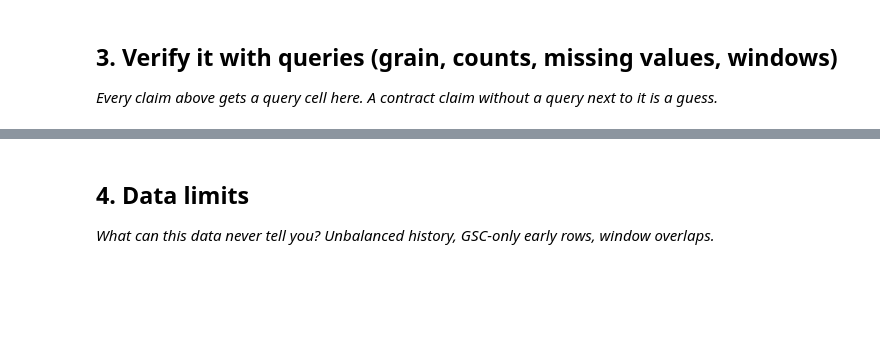
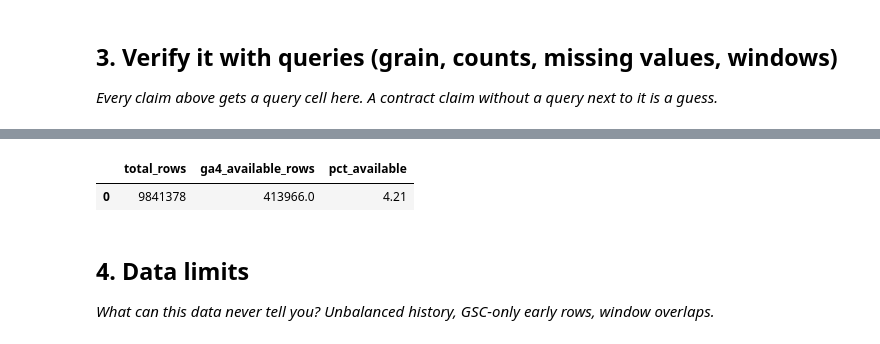
Before and after one commit to M-Sheheryar-khan/FlyRank-ML-Internship-Starter-Repo, a Jupyter notebook: work/notebooks/w03_data_contract.ipynb, the cells around one changed output, grey strips where cells are left out. Cells and saved outputs as stored; diff of their text form; code cells hidden in the pictures; blank space fills up the shorter version.

```diff
--- a/work/notebooks/w03_data_contract.ipynb
+++ b/work/notebooks/w03_data_contract.ipynb
@@ -46,3 +119,13 @@ Columns: ['content_id', 'impressions_90d', 'clicks_90d', 'sessions_90d', 'conten
+# %%
+con.sql(f"""
+    SELECT COUNT(*) AS total_rows,
+           SUM(CASE WHEN ga4_data_available IS TRUE THEN 1 ELSE 0 END) AS ga4_available_rows,
+           ROUND(SUM(CASE WHEN ga4_data_available IS TRUE THEN 1 ELSE 0 END) * 100.0 / COUNT(*), 2) AS pct_available
+    FROM {MAR}
+""").df()
+# %% [output]
+|  | total_rows | ga4_available_rows | pct_available |
+| 0 | 9841378 | 413966.0 | 4.21 |
 # %% [markdown]
 ## 4. Data limits
 
```
Also changed, not shown: parts of 6 cells of this notebook.
